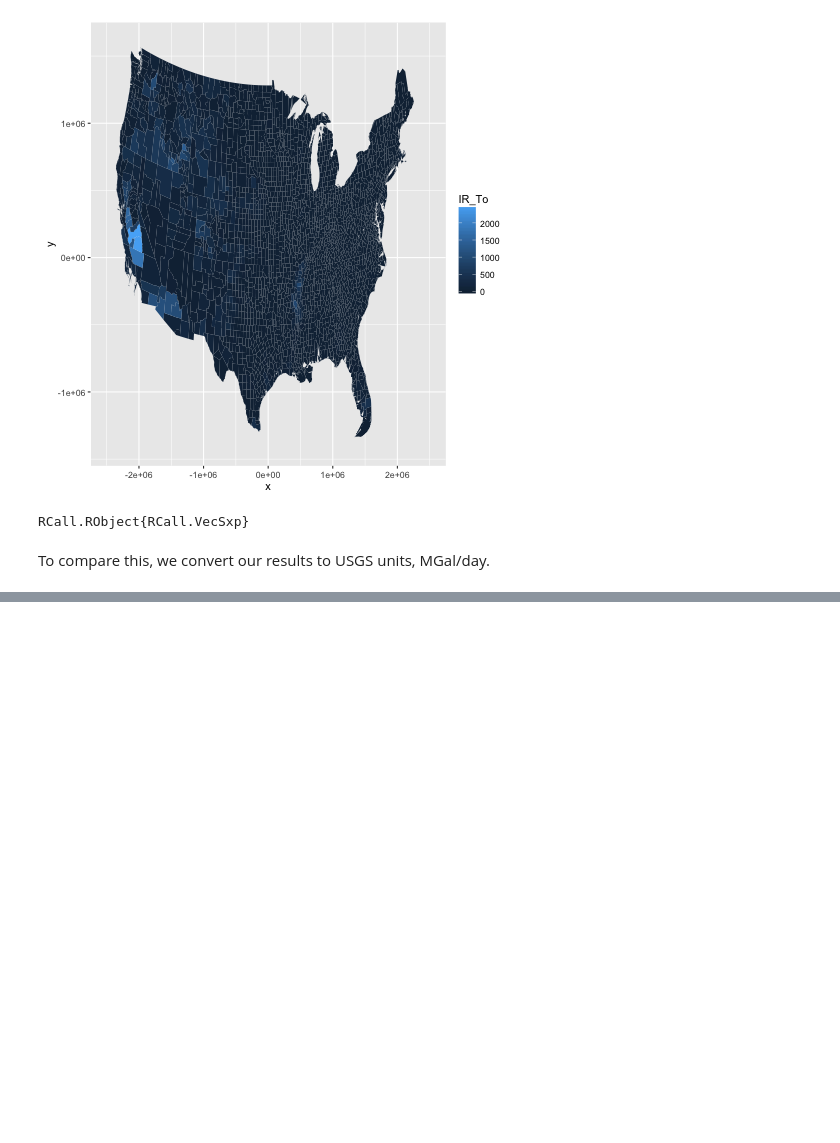
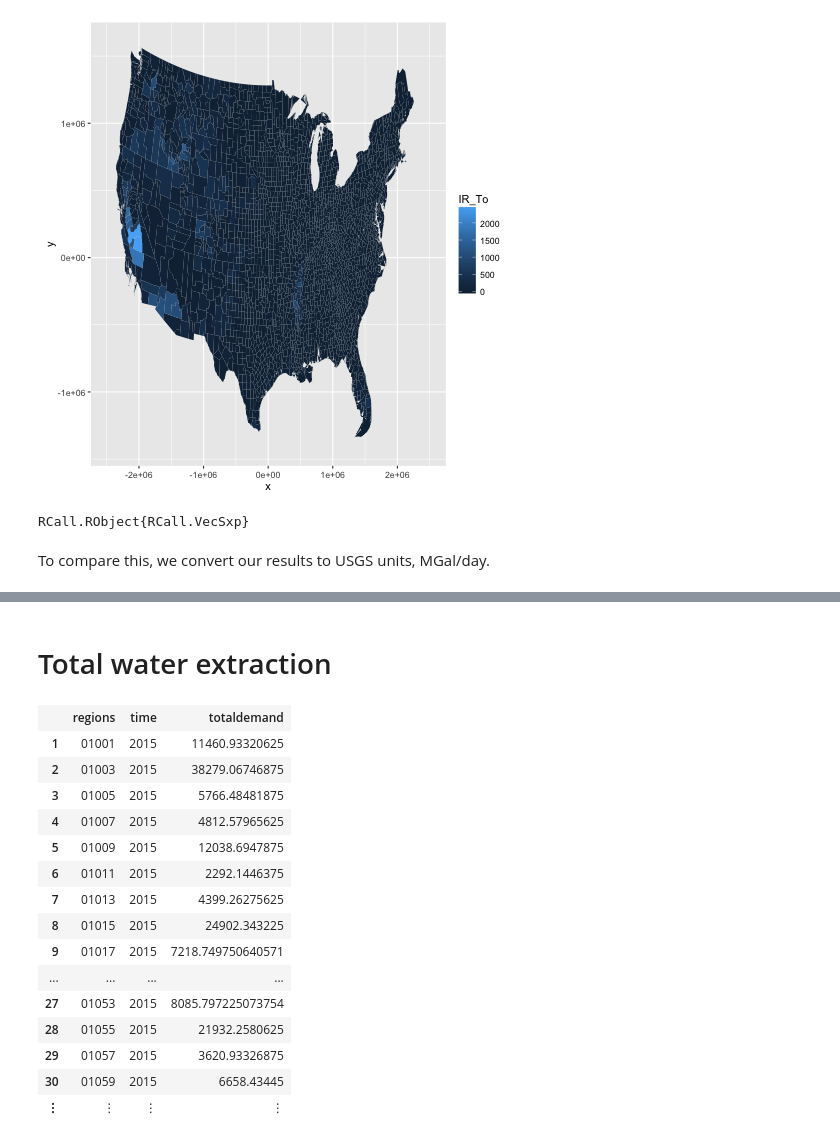
Before and after one commit to AmericasWater/awash, a Jupyter notebook: docs/compare-irrigation.ipynb, the cells around one changed output, grey strips where cells are left out. Saved outputs shown, nothing was run; the diff lists cells and outputs as text; code cells hidden in the pictures; blank space fills up the shorter version.

```diff
--- a/docs/compare-irrigation.ipynb
+++ b/docs/compare-irrigation.ipynb
@@ -103,0 +111,21 @@ simulated[:converted] = simulated[:totalirrigation] / (365 * 3785.41)
+# %% [markdown]
+# Total water extraction
+# %%
+simulated = getdataframe(m, :WaterDemand, :totaldemand)
+# %% [output]
+|  | regions | time | totaldemand |
+| 1 | 01001 | 2015 | 11460.93320625 |
+| 2 | 01003 | 2015 | 38279.06746875 |
+| 3 | 01005 | 2015 | 5766.48481875 |
+| 4 | 01007 | 2015 | 4812.57965625 |
+| 5 | 01009 | 2015 | 12038.6947875 |
+| 6 | 01011 | 2015 | 2292.1446375 |
+| 7 | 01013 | 2015 | 4399.26275625 |
+| 8 | 01015 | 2015 | 24902.343225 |
+| 9 | 01017 | 2015 | 7218.749750640571 |
+| ... | ... | ... | ... |
+| 27 | 01053 | 2015 | 8085.797225073754 |
+| 28 | 01055 | 2015 | 21932.2580625 |
+| 29 | 01057 | 2015 | 3620.93326875 |
+| 30 | 01059 | 2015 | 6658.43445 |
+| ⋮ | ⋮ | ⋮ | ⋮ |
```
Also changed, not shown: parts of 8 cells of this notebook, 12 other files.
